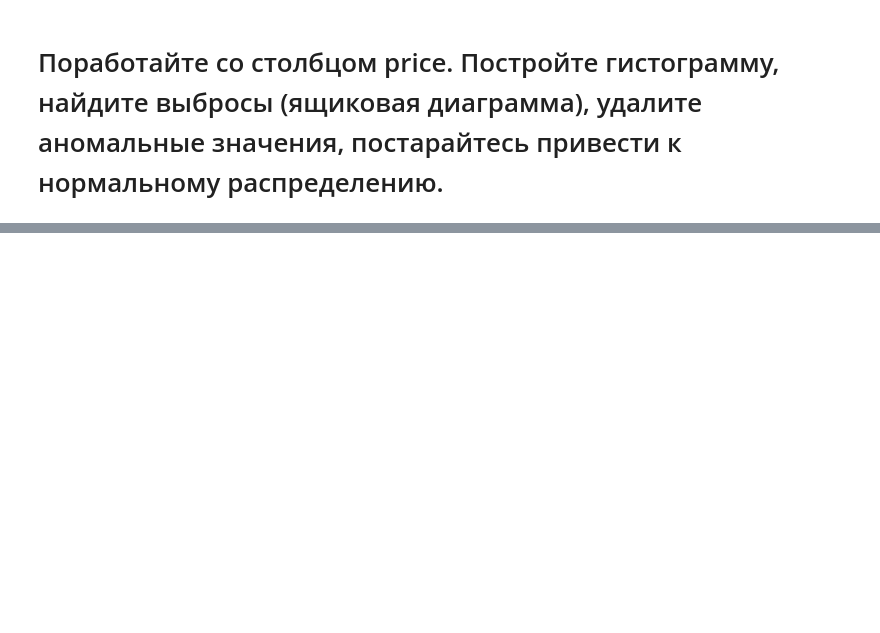
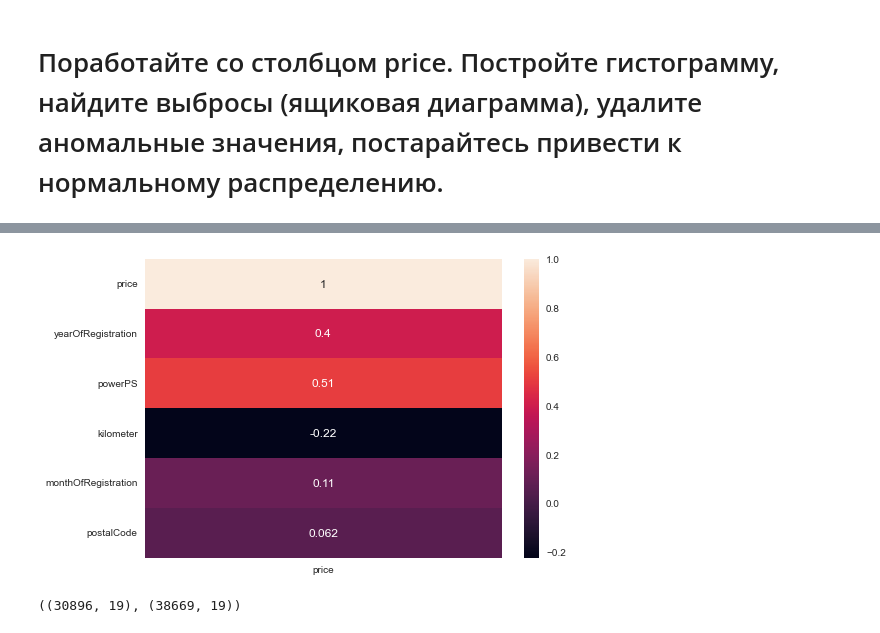
Before and after one commit to BorisovNikita/3rdYear, a Jupyter notebook: ML/ML5.1_preprocessing/data/5.1.ipynb, the cells around one changed output, grey strips where cells are left out. Drawn from its saved outputs; the diff is of its cells as text; code cells hidden in the pictures; blank space fills up the shorter version.

```diff
--- a/ML/ML5.1_preprocessing/data/5.1.ipynb
+++ b/ML/ML5.1_preprocessing/data/5.1.ipynb
@@ -115,0 +175,3 @@ cars2.price.hist()
+# %%
+correll = cars2.corr()
+correll
@@ -115,0 +186,8 @@ cars2.price.hist()
+# %%
+sns.heatmap(correll[['price']], annot=True);
+# %% [output]
+[figure, added]
+# %%
+cars2[cars2.kilometer == 150000].shape, cars2.shape
+# %% [output]
+((30896, 19), (38669, 19))
```
Also changed, not shown: parts of 29 cells of this notebook.
